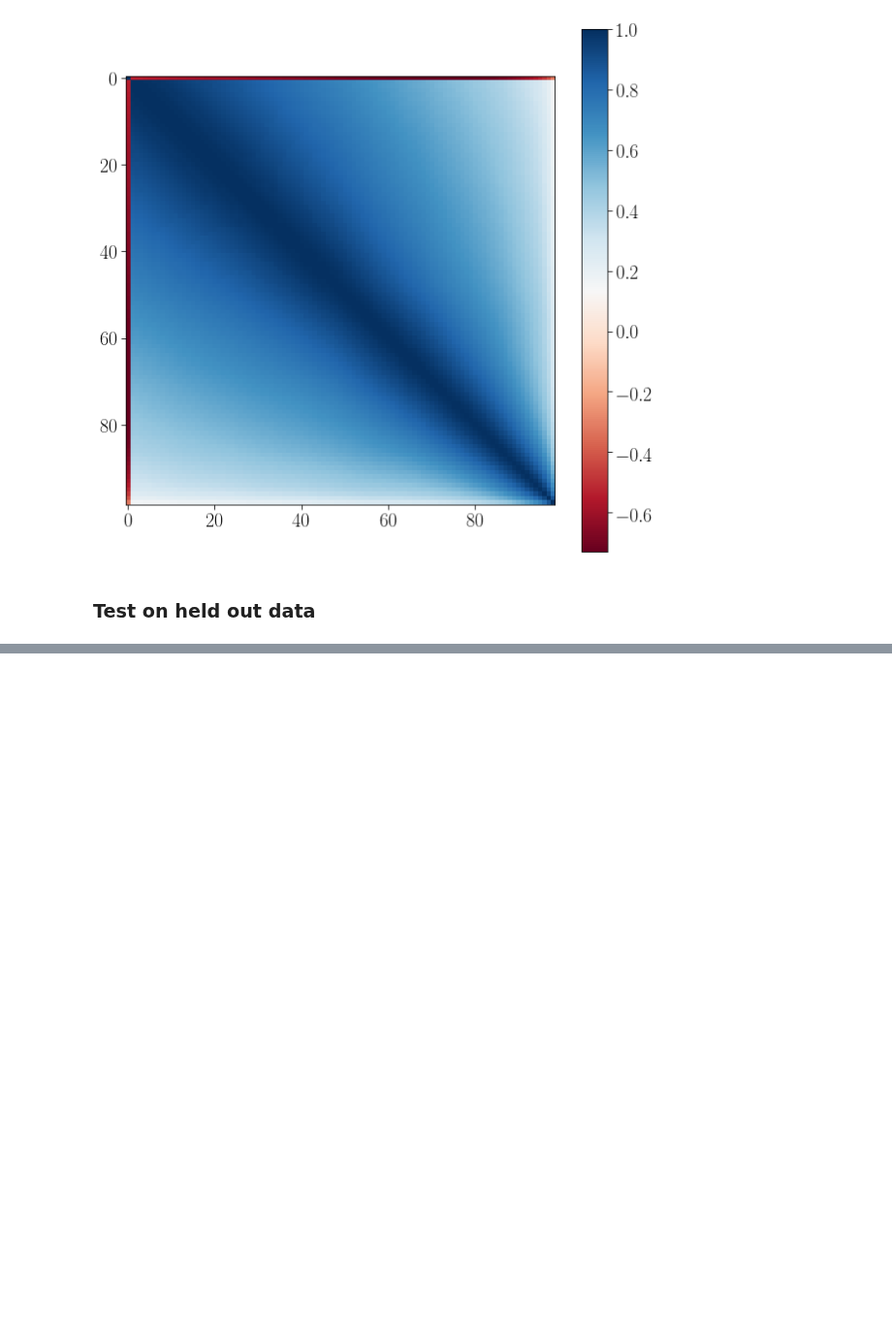
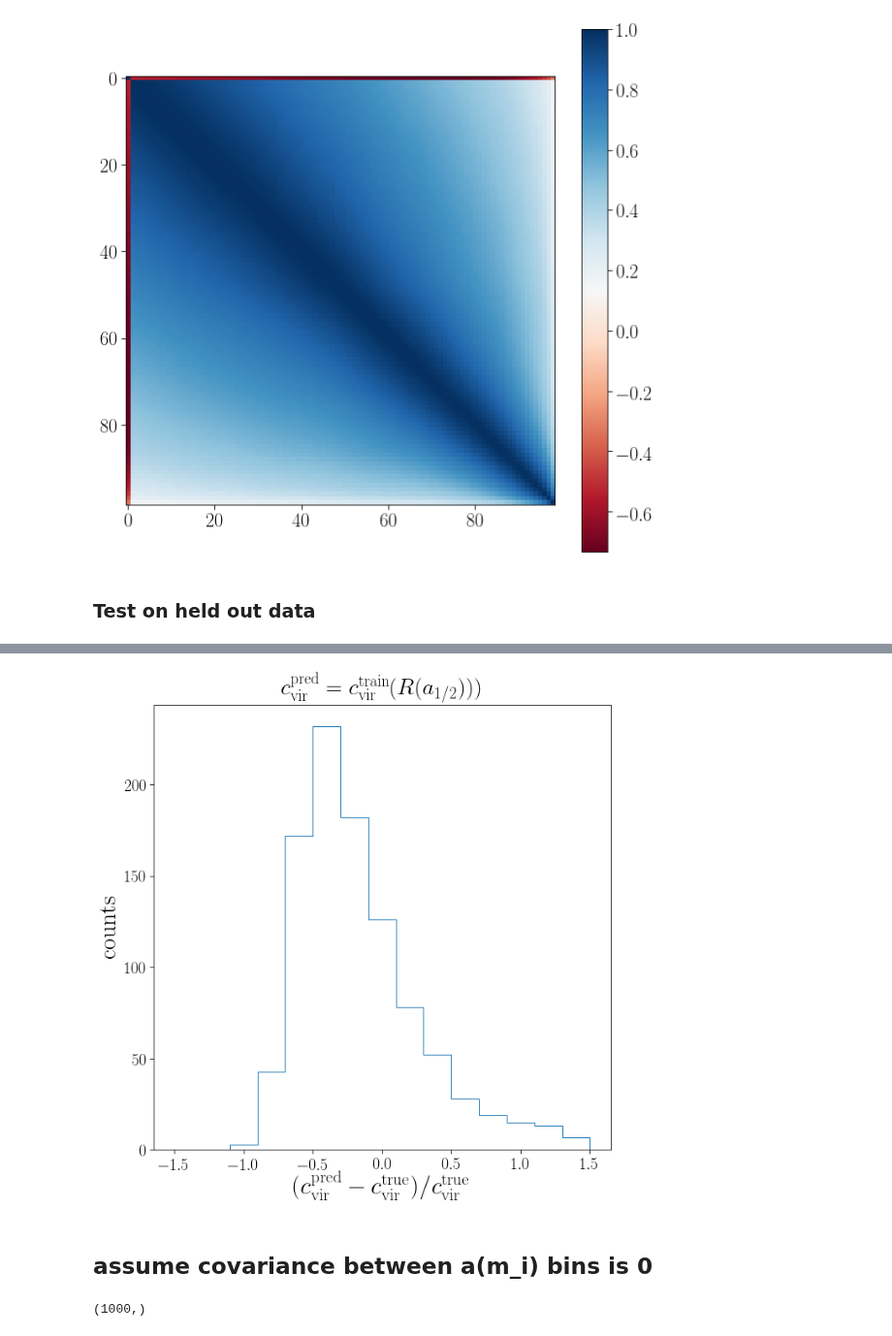
Before and after one commit to ismael-mendoza/nbody-relaxed, a Jupyter notebook: jupyter/gaussian_prediction.ipynb, the cells around one changed output, grey strips where cells are left out. Shown at 97% size. Saved outputs shown, nothing was run; the diff lists cells and outputs as text; code cells hidden in the pictures; blank space fills up the shorter version.

```diff
--- a/jupyter/gaussian_prediction.ipynb
+++ b/jupyter/gaussian_prediction.ipynb
@@ -406,0 +446,20 @@ print(sum(keep))
+# %%
+# where do we need to insert each id in sub_pids to keep host_ids ordered.
+sorted_idx = np.searchsorted(a_2_train, a_2_test)
+
+#for the ones that are bigger than everything, just default to the upper bound
+sorted_idx[sorted_idx >= len(a_2_train)] -= len(a_2_train) - 1
+
+#just take the corresponding cvir as pred.
+cvir_pred = cvir_train[sorted_idx]
+
+plt.hist( (cvir_pred - cvir_test) / cvir_test , histtype='step', bins=15, range=(-1.5, 1.5))
+plt.xlabel(r"$(c_{\rm vir}^{\rm pred} - c_{\rm vir}^{\rm true})/ c_{\rm vir}^{\rm true}$", size=30)
+plt.ylabel(r"$\rm counts$", size=30)
+plt.title(r"$c_{\rm vir}^{\rm pred} = c_{\rm vir}^{\rm train}(R(a_{1/2})))$")
+
+plt.show()
+# %% [output]
+[figure, added]
+# %% [markdown]
+## assume covariance between a(m_i) bins is 0
@@ -406,0 +469,5 @@ print(sum(keep))
+# %%
+log_cvir_pred = mu_cond(lam_test)
+print(log_cvir_pred.shape)
+# %% [output]
+(1000,)
```
Also changed, not shown: parts of 21 cells of this notebook.
